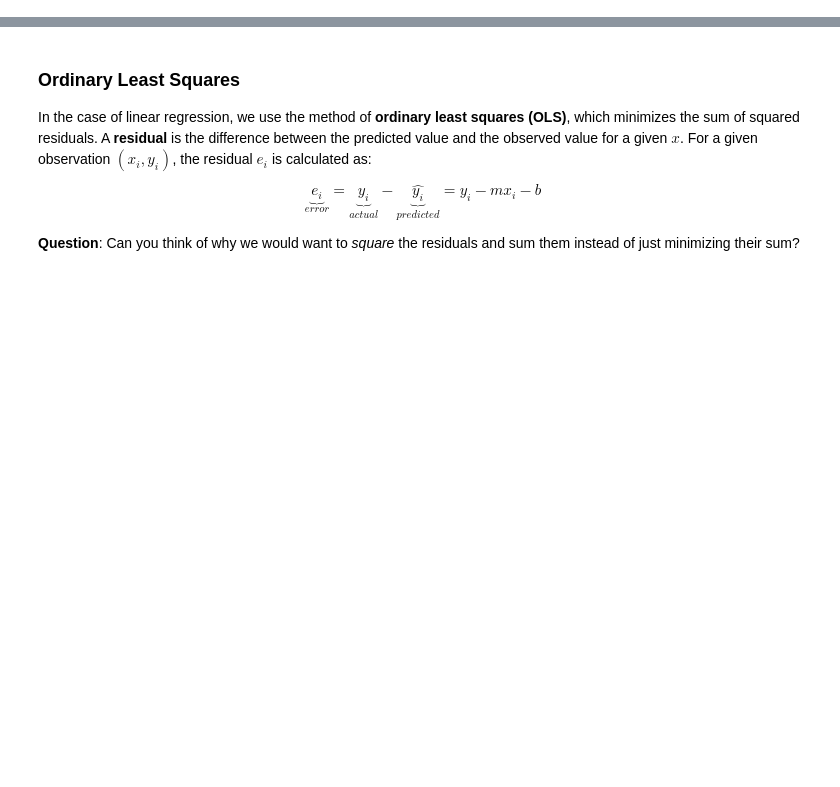
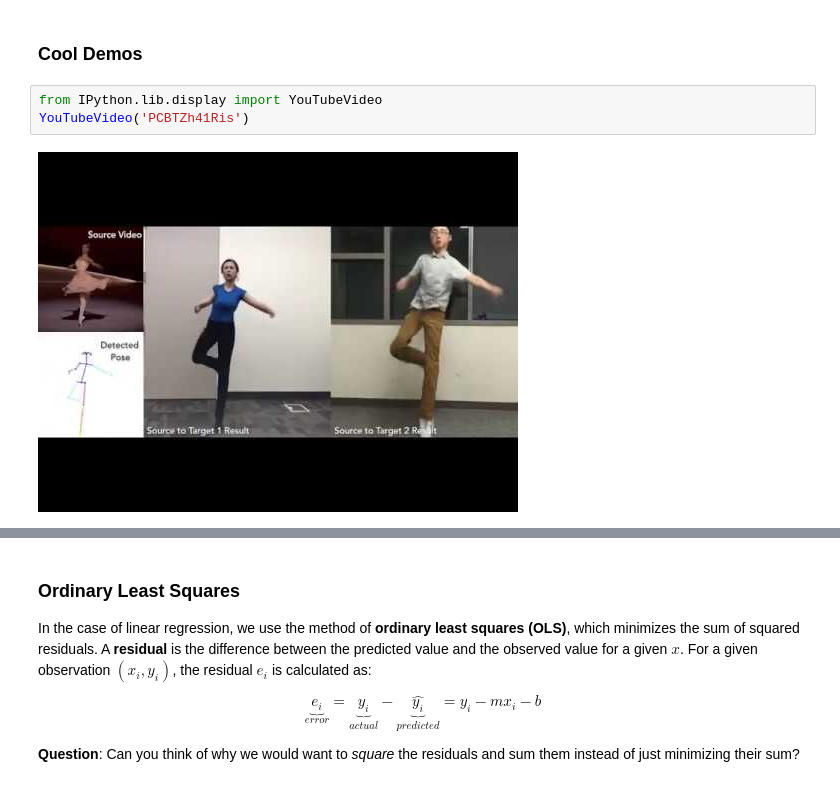
Before and after one commit to claalmve/Codeology-ML-Workshop, a Jupyter notebook: Codeology-ML-Workshop1.ipynb, the cells around one changed output, grey strips where cells are left out. Drawn from its saved outputs; the diff is of its cells as text; blank space fills up the shorter version.

```diff
--- a/Codeology-ML-Workshop1.ipynb
+++ b/Codeology-ML-Workshop1.ipynb
@@ -43,0 +48,7 @@ from scipy.optimize import curve_fit
+# %% [markdown]
+### Cool Demos
+# %%
+from IPython.lib.display import YouTubeVideo
+YouTubeVideo('PCBTZh41Ris')
+# %% [output]
+[figure, added]
```
Also changed, not shown: parts of 48 cells of this notebook, 1 other file.
